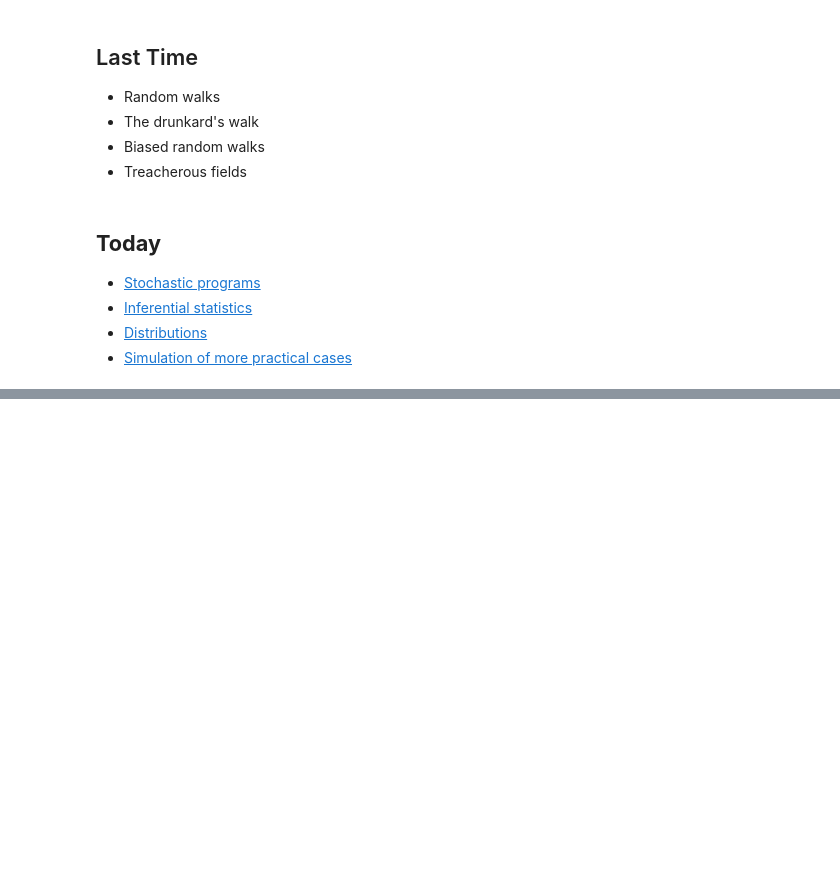
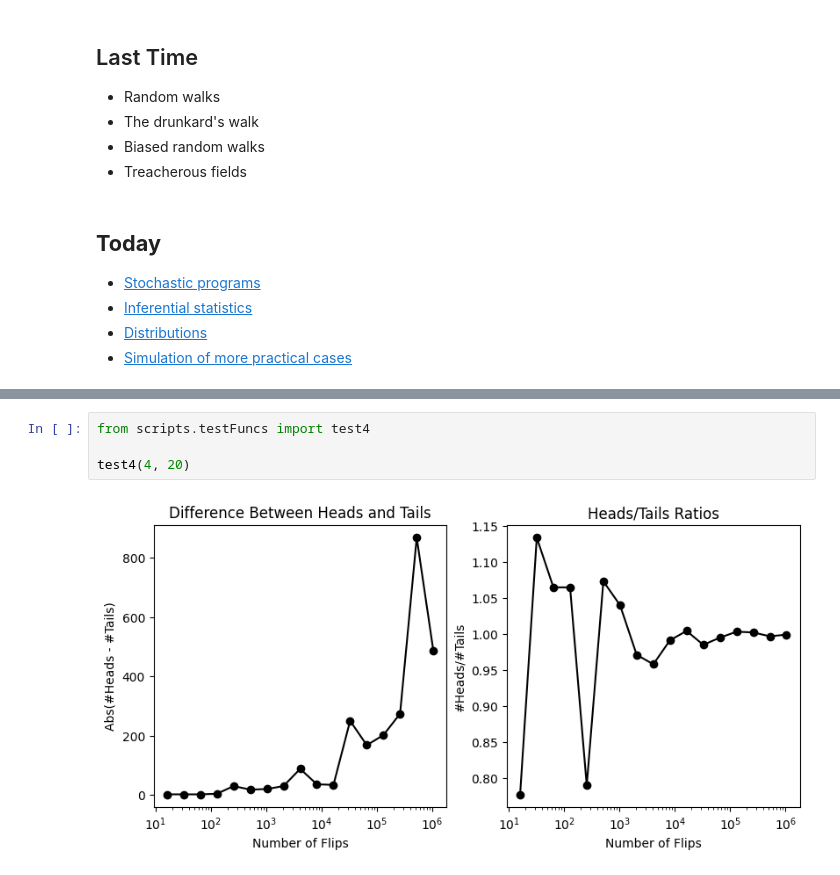
Before and after one commit to bruce88617/nycudopcs_advanced, a Jupyter notebook: Lectures/Lecture04/Lecture04.ipynb, the cells around one changed output, grey strips where cells are left out. Cells and saved outputs as stored; diff of their text form; blank space fills up the shorter version.

```diff
--- a/Lectures/Lecture04/Lecture04.ipynb
+++ b/Lectures/Lecture04/Lecture04.ipynb
@@ -86,0 +123,6 @@ Rolling a fair dice 5 times
+# %%
+from scripts.testFuncs import test4
+
+test4(4, 20)
+# %% [output]
+[figure, added]
```
Also changed, not shown: parts of 18 cells of this notebook, 5 other files.
